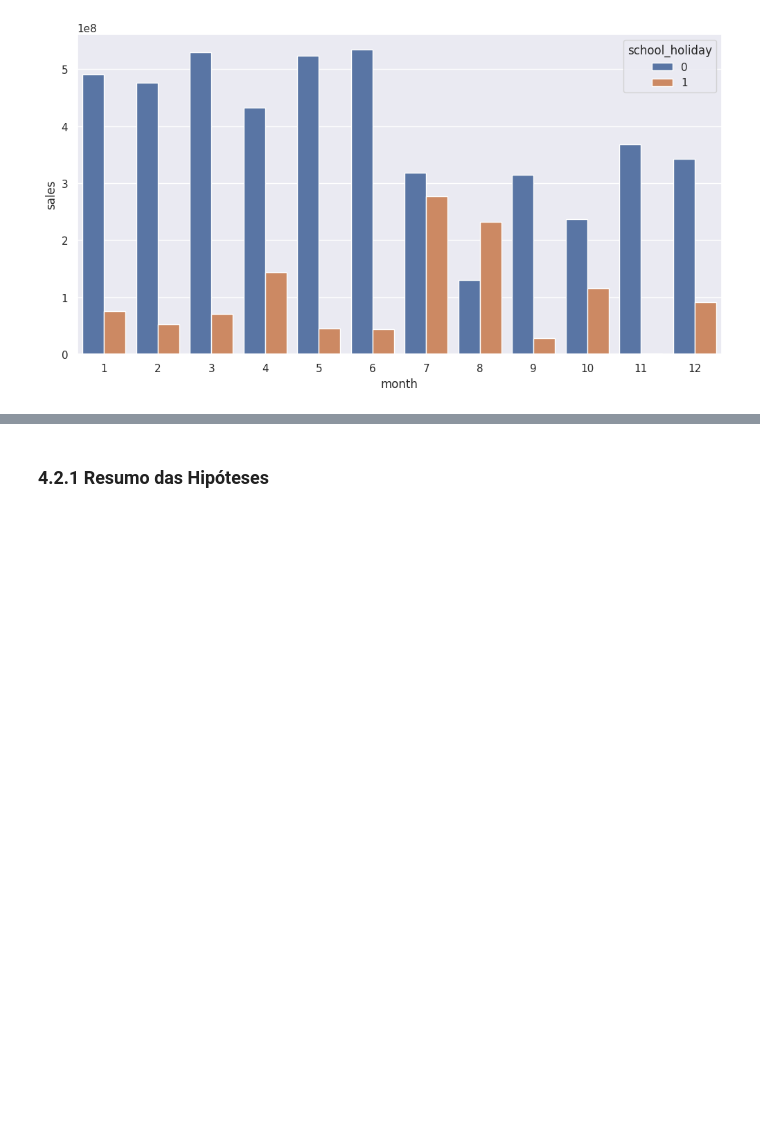
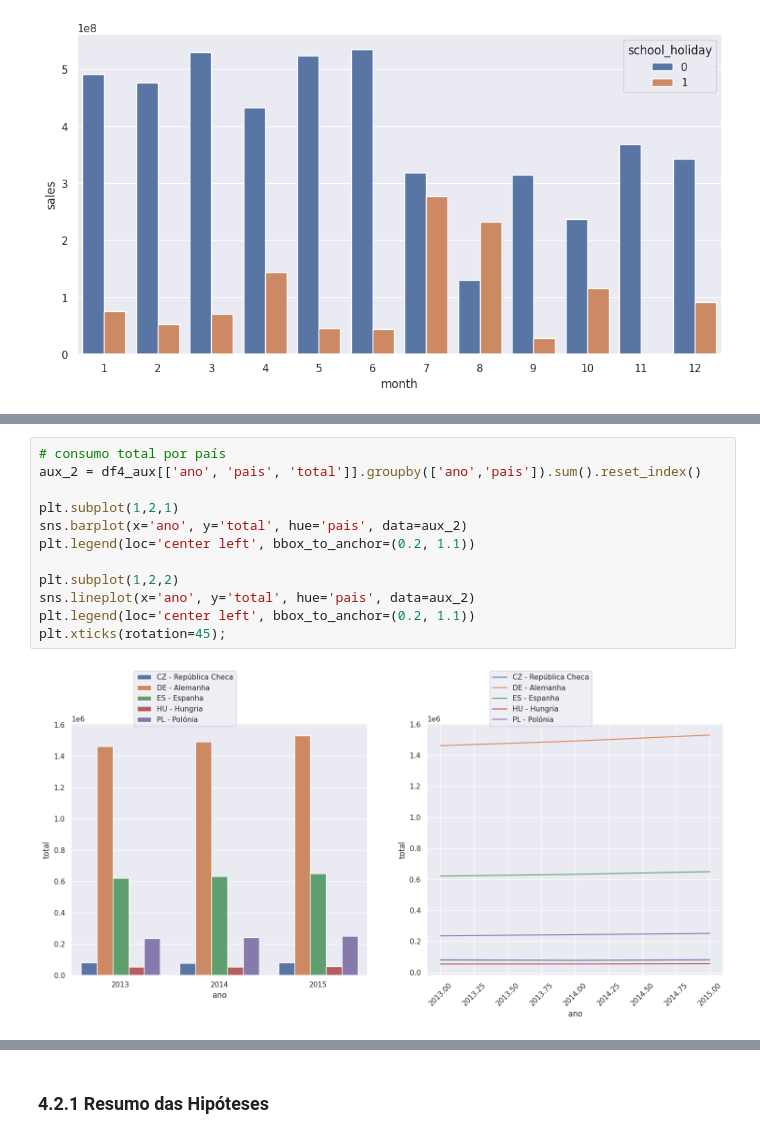
Before and after one commit to lucashilario/Predicao-Vendas-Rossamann, a Jupyter notebook: v01_modelo_predicao_vendas.ipynb, the cells around one changed output, grey strips where cells are left out. Cells and saved outputs as stored; diff of their text form; blank space fills up the shorter version.

```diff
--- a/v01_modelo_predicao_vendas.ipynb
+++ b/v01_modelo_predicao_vendas.ipynb
@@ -801,0 +900,14 @@ sns.barplot(x='month', y='sales', hue='school_holiday', data=aux2);
+# %%
+# consumo total por país
+aux_2 = df4_aux[['ano', 'pais', 'total']].groupby(['ano','pais']).sum().reset_index()
+
+plt.subplot(1,2,1)
+sns.barplot(x='ano', y='total', hue='pais', data=aux_2)
+plt.legend(loc='center left', bbox_to_anchor=(0.2, 1.1))
+
+plt.subplot(1,2,2)
+sns.lineplot(x='ano', y='total', hue='pais', data=aux_2)
+plt.legend(loc='center left', bbox_to_anchor=(0.2, 1.1))
+plt.xticks(rotation=45);
+# %% [output]
+[figure, added]
```
Also changed, not shown: parts of 51 cells of this notebook.
